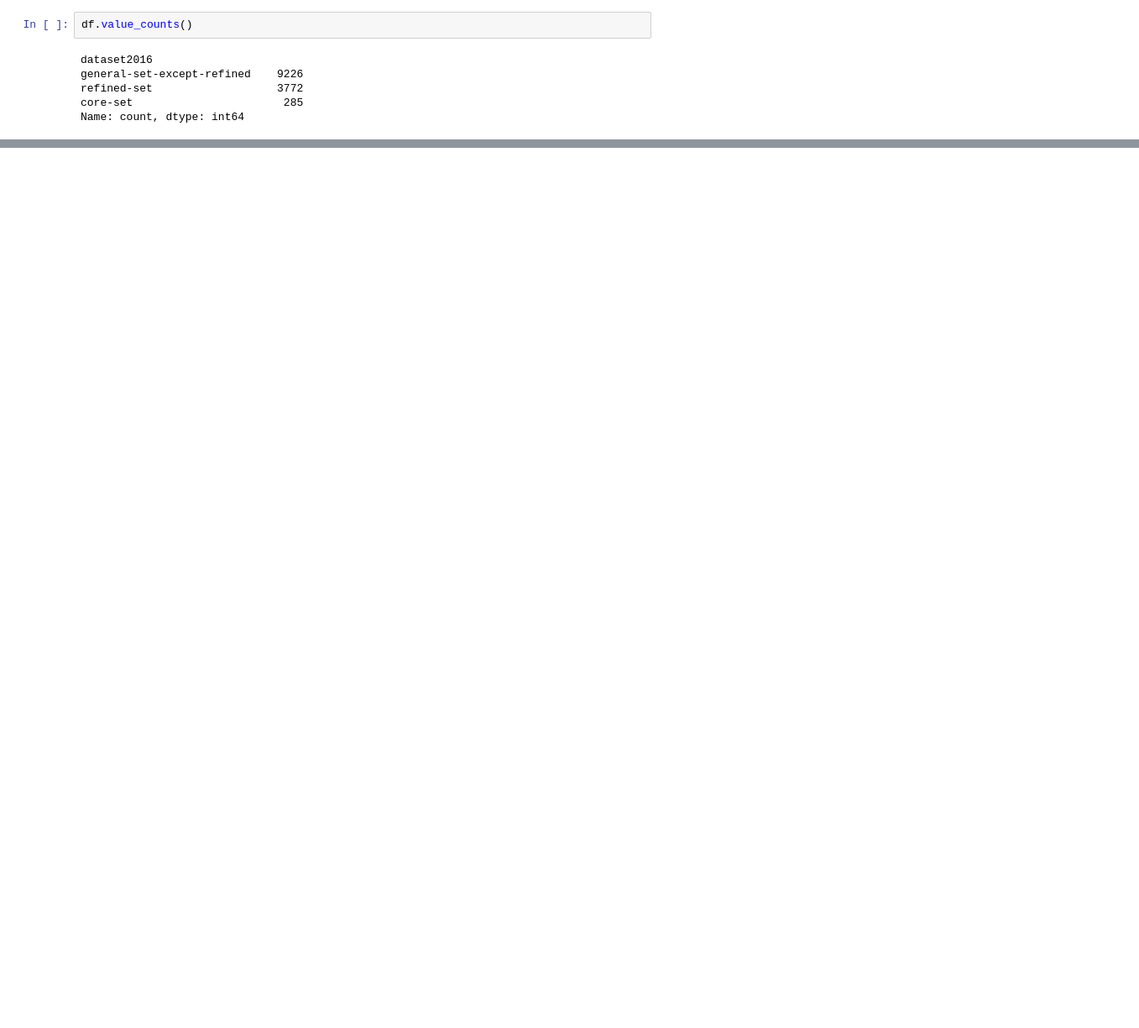
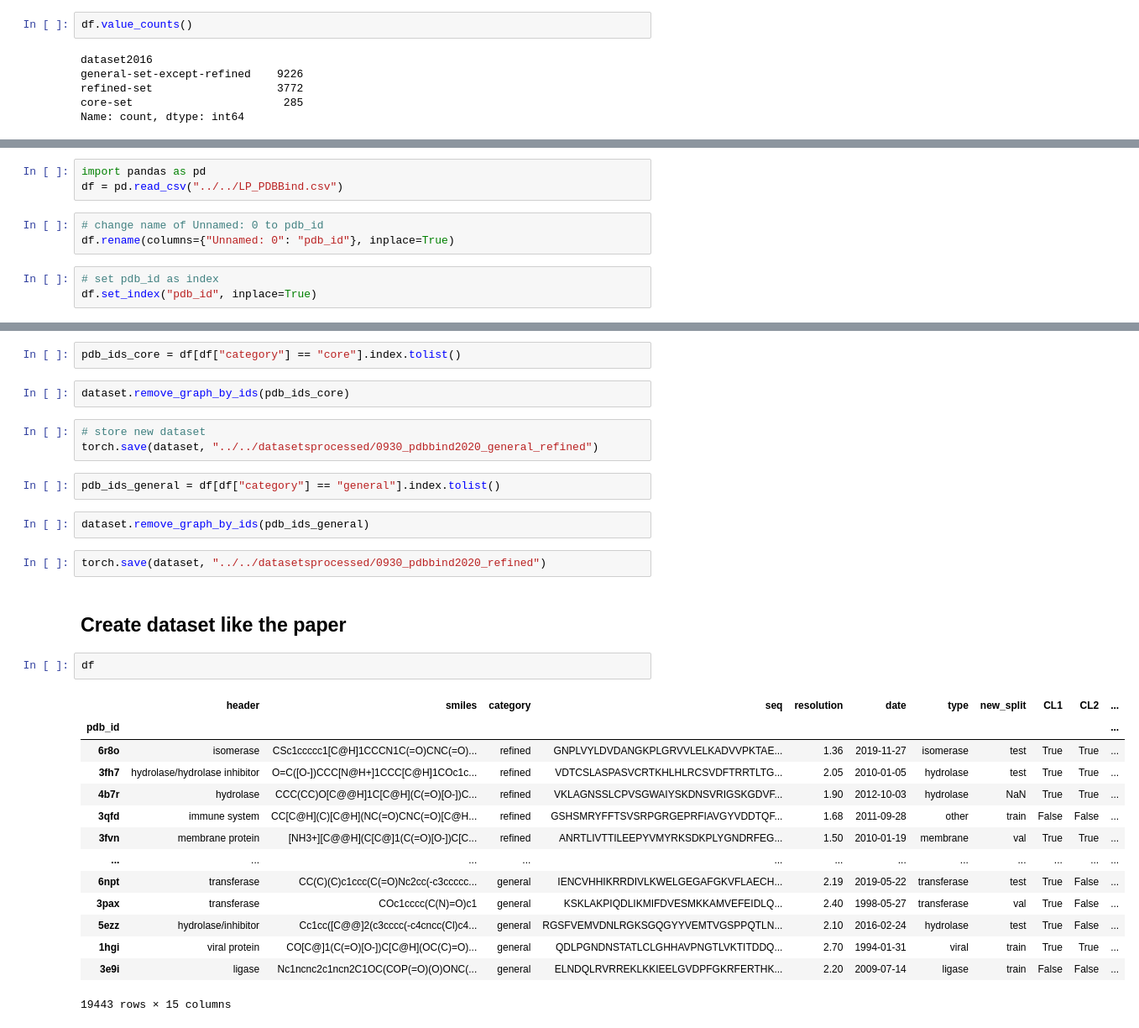
Before and after one commit to inductiva/molecules-binding, a Jupyter notebook: molecules_binding/importantplots.ipynb, the cells around one changed output, grey strips where cells are left out. Shown: that part at 84% size. Drawn from its saved outputs; the diff is of its cells as text; blank space fills up the shorter version.

Commit message:
do things in important plots

```diff
--- a/molecules_binding/importantplots.ipynb
+++ b/molecules_binding/importantplots.ipynb
@@ -159,0 +240,9 @@ Name: count, dtype: int64
+# %%
+import pandas as pd
+df = pd.read_csv("../../LP_PDBBind.csv")
+# %%
+# change name of Unnamed: 0 to pdb_id
+df.rename(columns={"Unnamed: 0": "pdb_id"}, inplace=True)
+# %%
+# set pdb_id as index
+df.set_index("pdb_id", inplace=True)
@@ -159,0 +267,32 @@ Name: count, dtype: int64
+# %%
+pdb_ids_core = df[df["category"] == "core"].index.tolist()
+# %%
+dataset.remove_graph_by_ids(pdb_ids_core)
+# %%
+# store new dataset
+torch.save(dataset, "../../datasetsprocessed/0930_pdbbind2020_general_refined")
+# %%
+pdb_ids_general = df[df["category"] == "general"].index.tolist()
+# %%
+dataset.remove_graph_by_ids(pdb_ids_general)
+# %%
+torch.save(dataset, "../../datasetsprocessed/0930_pdbbind2020_refined")
+# %% [markdown]
+## Create dataset like the paper
+# %%
+df
+# %% [output]
+|  | header | smiles | category | seq | resolution | date | type | new_split | CL1 | CL2 | ... |
+| pdb_id |  |  |  |  |  |  |  |  |  |  | ... |
+| 6r8o | isomerase | CSc1ccccc1[C@H]1CCCN1C(=O)CNC(=O)... | refined | GNPLVYLDVDANGKPLGRVVLELKADVVPKTAE... | 1.36 | 2019-11-27 | isomerase | test | True | True | ... |
+| 3fh7 | hydrolase/hydrolase inhibitor | O=C([O-])CCC[N@H+]1CCC[C@H]1COc1c... | refined | VDTCSLASPASVCRTKHLHLRCSVDFTRRTLTG... | 2.05 | 2010-01-05 | hydrolase | test | True | True | ... |
+| 4b7r | hydrolase | CCC(CC)O[C@@H]1C[C@H](C(=O)[O-])C... | refined | VKLAGNSSLCPVSGWAIYSKDNSVRIGSKGDVF... | 1.90 | 2012-10-03 | hydrolase | NaN | True | True | ... |
+| 3qfd | immune system | CC[C@H](C)[C@H](NC(=O)CNC(=O)[C@H... | refined | GSHSMRYFFTSVSRPGRGEPRFIAVGYVDDTQF... | 1.68 | 2011-09-28 | other | train | False | False | ... |
+| 3fvn | membrane protein | [NH3+][C@@H](C[C@]1(C(=O)[O-])C[C... | refined | ANRTLIVTTILEEPYVMYRKSDKPLYGNDRFEG... | 1.50 | 2010-01-19 | membrane | val | True | True | ... |
+| ... | ... | ... | ... | ... | ... | ... | ... | ... | ... | ... | ... |
+| 6npt | transferase | CC(C)(C)c1ccc(C(=O)Nc2cc(-c3ccccc... | general | IENCVHHIKRRDIVLKWELGEGAFGKVFLAECH... | 2.19 | 2019-05-22 | transferase | test | True | False | ... |
+| 3pax | transferase | COc1cccc(C(N)=O)c1 | general | KSKLAKPIQDLIKMIFDVESMKKAMVEFEIDLQ... | 2.40 | 1998-05-27 | transferase | val | True | False | ... |
+| 5ezz | hydrolase/inhibitor | Cc1cc([C@@]2(c3cccc(-c4cncc(Cl)c4... | general | RGSFVEMVDNLRGKSGQGYYVEMTVGSPPQTLN... | 2.10 | 2016-02-24 | hydrolase | test | True | False | ... |
+| 1hgi | viral protein | CO[C@]1(C(=O)[O-])C[C@H](OC(C)=O)... | general | QDLPGNDNSTATLCLGHHAVPNGTLVKTITDDQ... | 2.70 | 1994-01-31 | viral | train | True | True | ... |
+| 3e9i | ligase | Nc1ncnc2c1ncn2C1OC(COP(=O)(O)ONC(... | general | ELNDQLRVRREKLKKIEELGVDPFGKRFERTHK... | 2.20 | 2009-07-14 | ligase | train | False | False | ... |
+19443 rows × 15 columns
```
Also changed, not shown: parts of 34 cells of this notebook.
